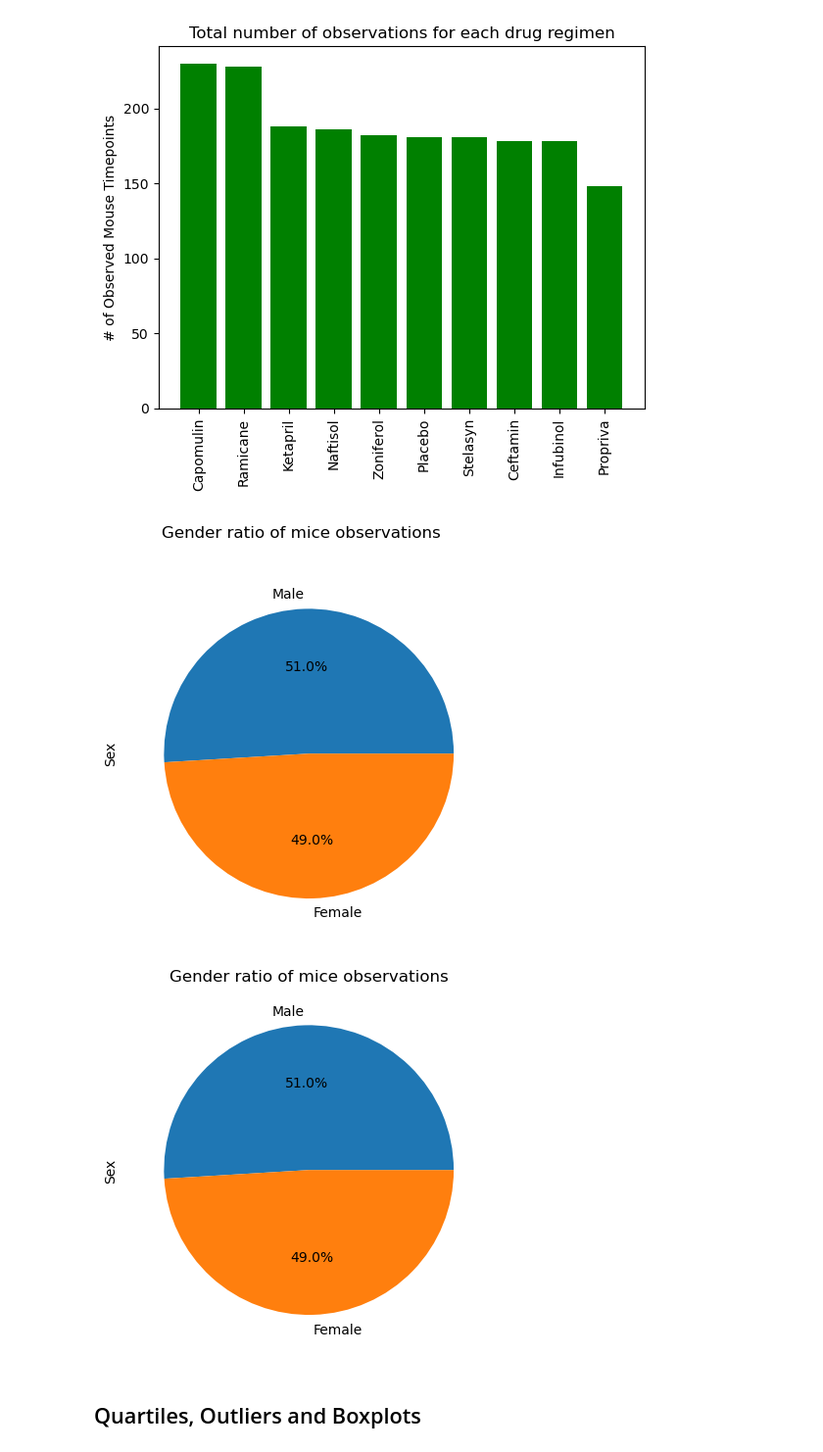
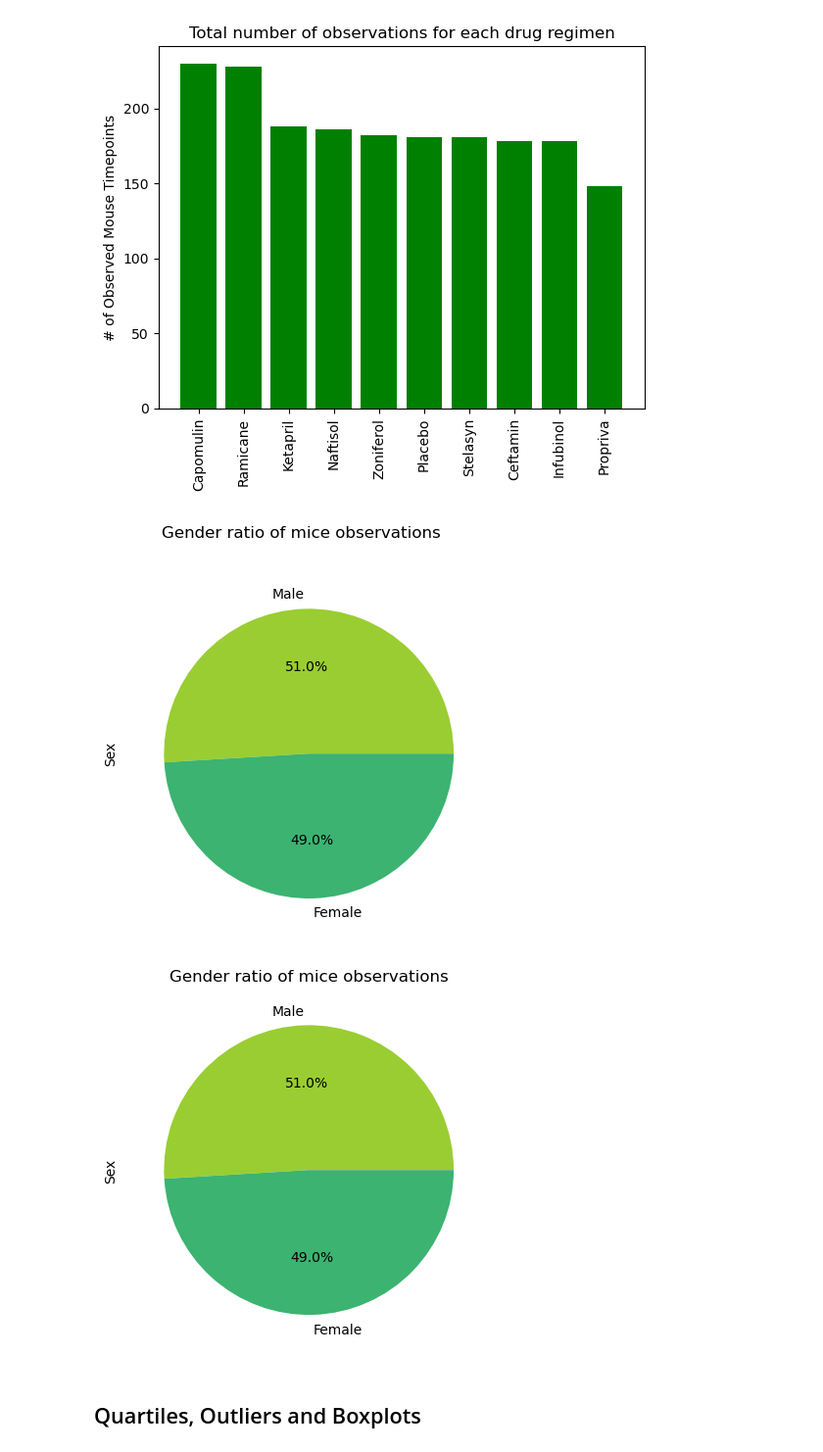
Before and after one commit to lishanisrikaran/data-visualisation-challenge, a Jupyter notebook: pymaceutical.ipynb, the cells around one changed output. Shown: that part at 98% size. Saved outputs shown, nothing was run; the diff lists cells and outputs as text; code cells hidden in the pictures.

```diff
--- a/pymaceutical.ipynb
+++ b/pymaceutical.ipynb
@@ -205,29 +205,30 @@ plt.show()
 gender_ratio = pd.DataFrame(cleaned_df["Sex"].value_counts())
 
 # Creates a pie plot showing the distribution of female versus male mice using Pandas.
-piechart = gender_ratio.plot(kind="pie", subplots=True, legend=False, autopct="%1.1f%%", title="Gender ratio of mice observations")
+piechart = gender_ratio.plot(kind="pie", subplots=True, legend=False, autopct="%1.1f%%", title="Gender ratio of mice observations", colors=["yellowgreen", "mediumseagreen"])
 # %% [output]
-[figure, old version]
+[figure, new version]
 # %%
 # Pie plot pyplot
 
 # Gathers the number of male and female observations in the study and stores as a DataFrame.
 gender_ratio = pd.DataFrame(cleaned_df["Sex"].value_counts())
 
 
-# Assigns the sizes and labels for the piechart.
+# Assigns the sizes, labels, and colors for the piechart.
 sizes = gender_ratio["Sex"]
 labels = ["Male", "Female"]
+colors = ["yellowgreen", "mediumseagreen"]
 
 # Creates a pie plot showing the distribution of female versus male mice using Pandas.
-piechart_pyplot = plt.pie(sizes, labels=labels, autopct="%1.1f%%")
+piechart_pyplot = plt.pie(sizes, labels=labels, autopct="%1.1f%%", colors=colors)
 
 # Sets title and ylabel.
 plt.title("Gender ratio of mice observations")
 plt.ylabel("Sex")
 
 plt.show()
 # %% [output]
-[figure, old version]
+[figure, new version]
 # %% [markdown]
 ## Quartiles, Outliers and Boxplots
```
Also changed, not shown: parts of 7 cells of this notebook.
